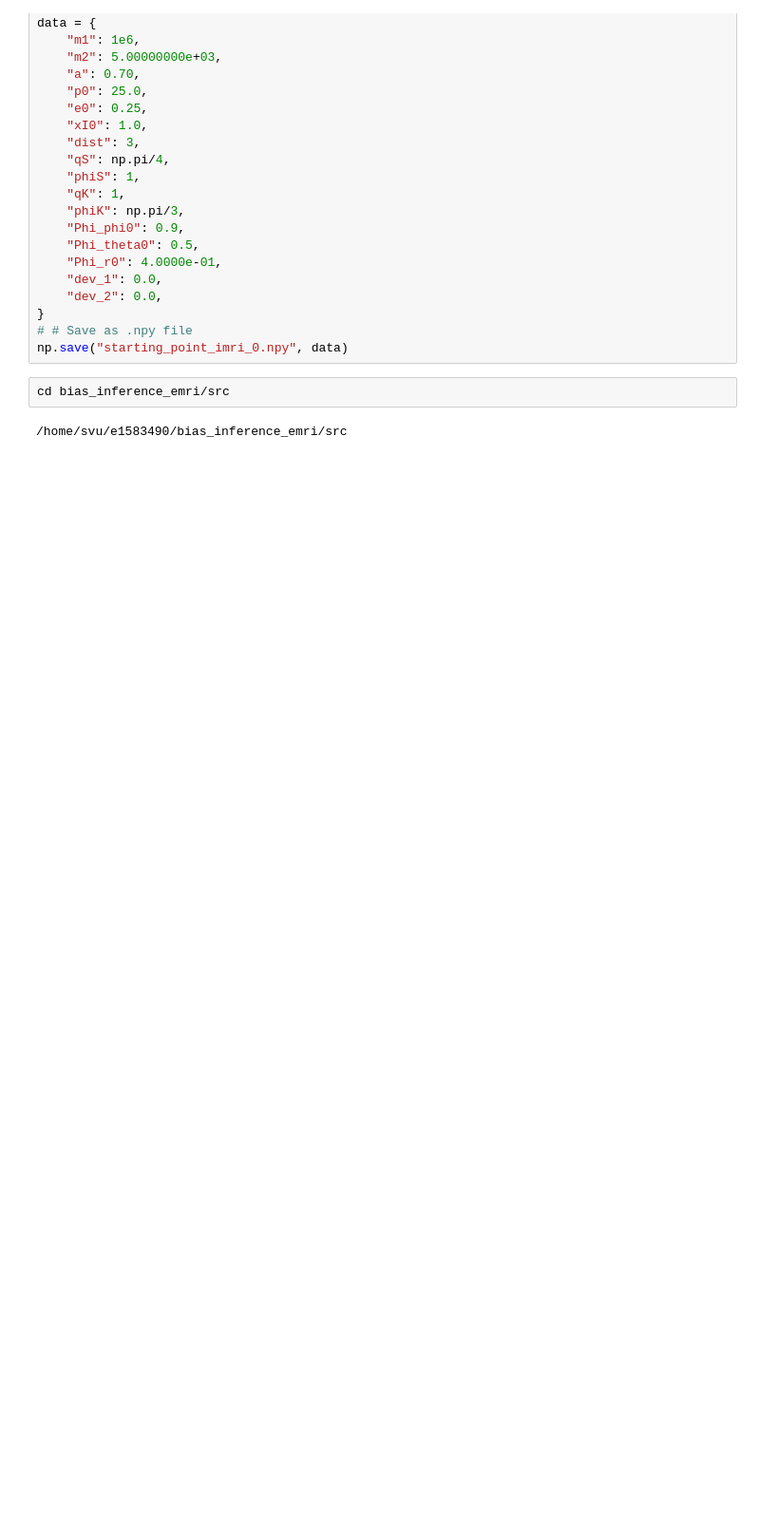
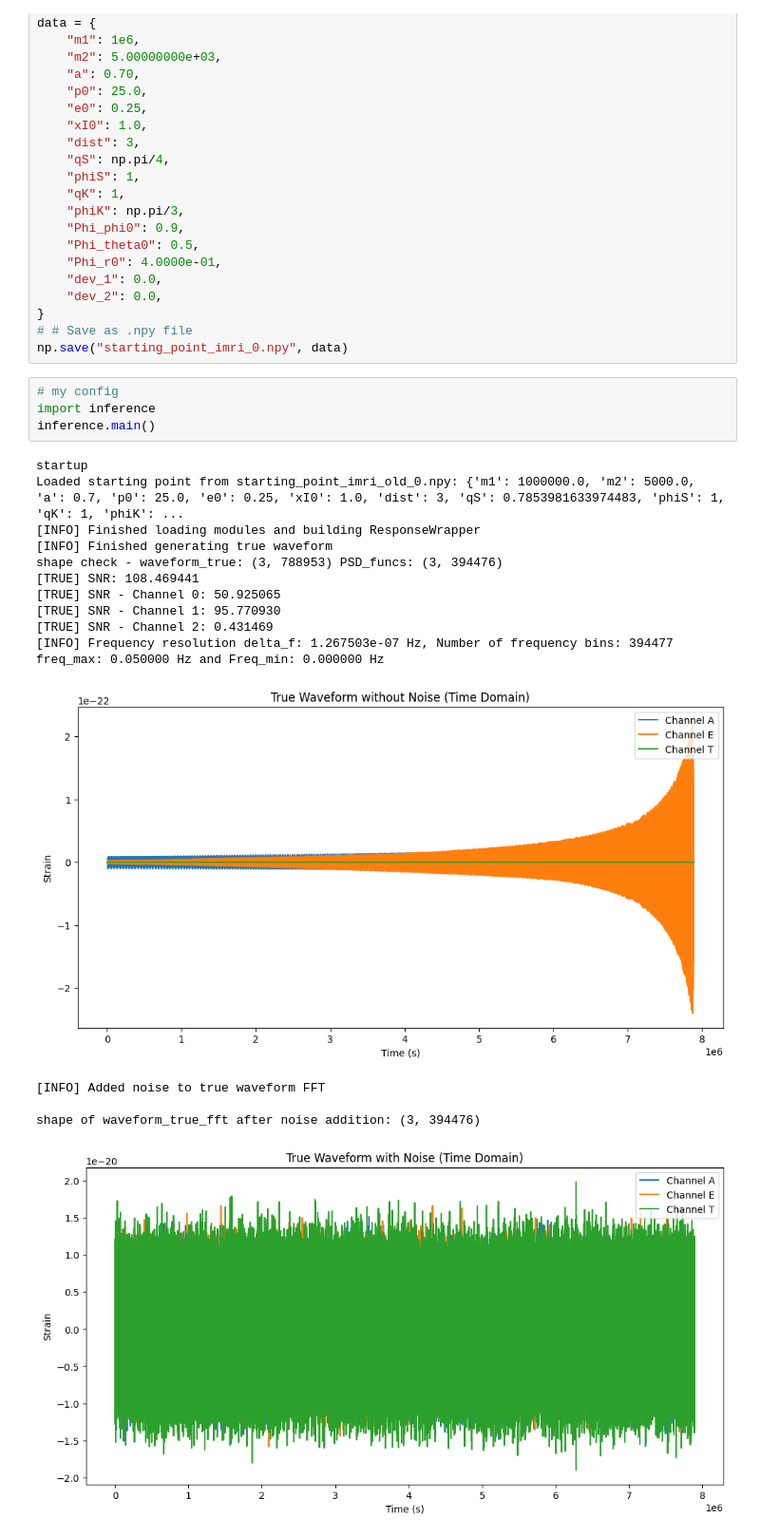
Before and after one commit to rishavrste/bias_inference_emri, a Jupyter notebook: src/test.ipynb, the cells around one changed output. Shown at 95% size. Drawn from its saved outputs; the diff is of its cells as text; blank space fills up the shorter version.

```diff
--- a/src/test.ipynb
+++ b/src/test.ipynb
@@ -1635,7 +38,24 @@ data = {
 }
 # # Save as .npy file
 np.save("starting_point_imri_0.npy", data)
-# %%
-cd bias_inference_emri/src
-# %% [output]
-/home/svu/e1583490/bias_inference_emri/src
+# %%
+# my config
+import inference
+inference.main()
+# %% [output]
+startup
+Loaded starting point from starting_point_imri_old_0.npy: {'m1': 1000000.0, 'm2': 5000.0, 'a': 0.7, 'p0': 25.0, 'e0': 0.25, 'xI0': 1.0, 'dist': 3, 'qS': 0.7853981633974483, 'phiS': 1, 'qK': 1, 'phiK': ...
+[INFO] Finished loading modules and building ResponseWrapper
+[INFO] Finished generating true waveform
+shape check - waveform_true: (3, 788953) PSD_funcs: (3, 394476)
+[TRUE] SNR: 108.469441
+[TRUE] SNR - Channel 0: 50.925065
+[TRUE] SNR - Channel 1: 95.770930
+[TRUE] SNR - Channel 2: 0.431469
+[INFO] Frequency resolution delta_f: 1.267503e-07 Hz, Number of frequency bins: 394477
+freq_max: 0.050000 Hz and Freq_min: 0.000000 Hz
+[figure, added]
+[INFO] Added noise to true waveform FFT
+
+shape of waveform_true_fft after noise addition: (3, 394476)
+[figure, added]
```
Also changed, not shown: parts of 10 cells of this notebook, 17 other files.
